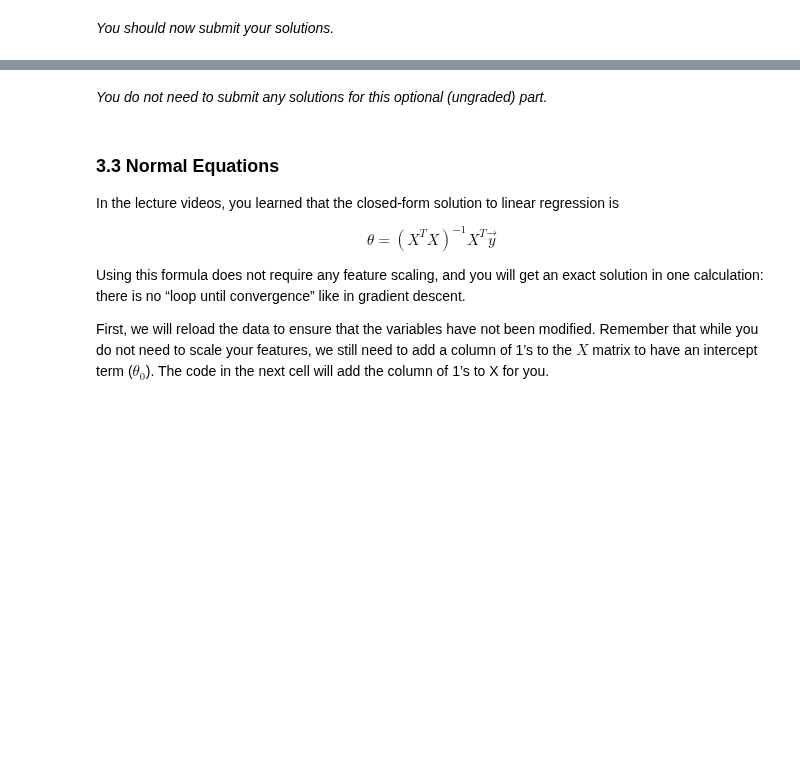
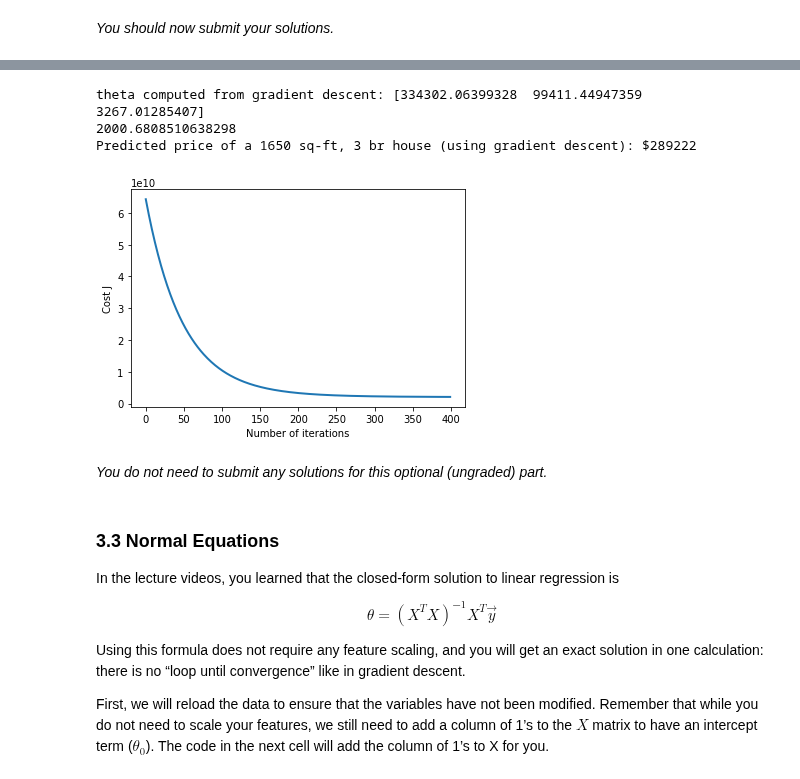
Before and after one commit to dibgerge/ml-coursera-python-assignments, a Jupyter notebook: Exercise1/exercise1.ipynb, the cells around one changed output, grey strips where cells are left out. Cells and saved outputs as stored; diff of their text form; code cells hidden in the pictures; blank space fills up the shorter version.

```diff
--- a/Exercise1/exercise1.ipynb
+++ b/Exercise1/exercise1.ipynb
@@ -568,10 +641,10 @@ def  featureNormalize(X):
     X_norm = X.copy()
     mu = np.zeros(X.shape[1])
     sigma = np.zeros(X.shape[1])
-
     # =========================== YOUR CODE HERE =====================
-
-
+    mu = [np.mean(column) for column in X.T]
+    sigma = [np.std(column) for column in X.T]
+    X_norm = (X_norm -mu)/sigma
     # ================================================================
     return X_norm, mu, sigma
 # %% [markdown]
@@ -655,8 +735,8 @@ def computeCostMulti(X, y, theta):
     J = 0
 
     # ======================= YOUR CODE HERE ===========================
-
-
+    h=X@theta
+    J = 0.5*1/m*np.transpose(h-y)@(h-y)
     # ==================================================================
     return J
 # %% [markdown]
@@ -714,13 +798,13 @@ def gradientDescentMulti(X, y, theta, alpha, num_iters):
 
     for i in range(num_iters):
         # ======================= YOUR CODE HERE ==========================
-
-
+        h=X@theta
+        theta = theta - alpha*1/m*X.T@(h-y)
         # =================================================================
 
         # save the cost J in every iteration
         J_history.append(computeCostMulti(X, y, theta))
-
+    #print(J_history)
     return theta, J_history
 # %% [markdown]
 *You should now submit your solutions.*
@@ -770,39 +858,44 @@ support multiple variables.
 After that, try running gradient descent with different values of
 alpha and see which one gives you the best result.
 
 Finally, you should complete the code at the end to predict the price
 of a 1650 sq-ft, 3 br house.
 
 Hint
 ----
 At prediction, make sure you do the same feature normalization.
 """
 # Choose some alpha value - change this
-alpha = 0.1
+alpha = 0.01
 num_iters = 400
 
 # init theta and run gradient descent
 theta = np.zeros(3)
 theta, J_history = gradientDescentMulti(X, y, theta, alpha, num_iters)
 
 # Plot the convergence graph
-pyplot.plot(np.arange(len(J_history)), J_history, lw=2)
-pyplot.xlabel('Number of iterations')
-pyplot.ylabel('Cost J')
+plt.plot(np.arange(len(J_history)), J_history, lw=2)
+plt.xlabel('Number of iterations')
+plt.ylabel('Cost J')
 
 # Display the gradient descent's result
 print('theta computed from gradient descent: {:s}'.format(str(theta)))
 
 # Estimate the price of a 1650 sq-ft, 3 br house
 # ======================= YOUR CODE HERE ===========================
 # Recall that the first column of X is all-ones.
 # Thus, it does not need to be normalized.
-
-price = 0   # You should change this
+print(mu[0])
+price = np.dot([1,(1650-mu[0])/sigma[0],(3-mu[1])/sigma[1]],theta)   # You should change this
 
 # ===================================================================
 
 print('Predicted price of a 1650 sq-ft, 3 br house (using gradient descent): ${:.0f}'.format(price))
+# %% [output]
+theta computed from gradient descent: [334302.06399328  99411.44947359   3267.01285407]
+2000.6808510638298
+Predicted price of a 1650 sq-ft, 3 br house (using gradient descent): $289222
+[figure, added]
 # %% [markdown]
 *You do not need to submit any solutions for this optional (ungraded) part.*
 # %% [markdown]
```
Also changed, not shown: parts of 29 cells of this notebook.
